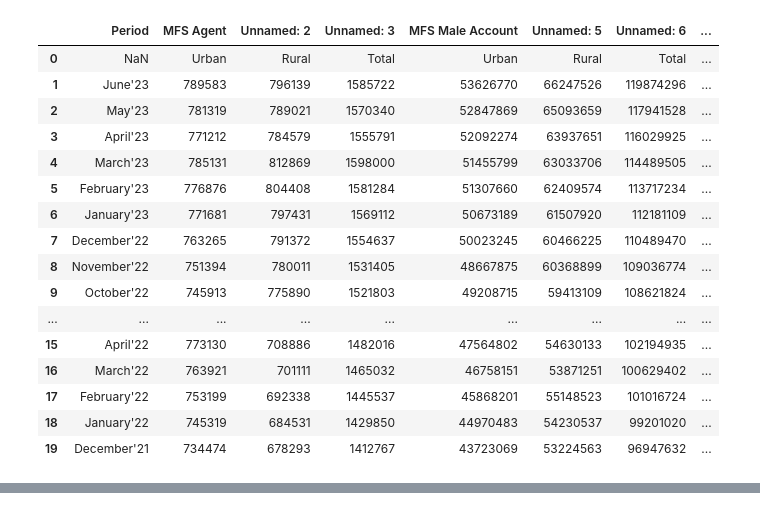
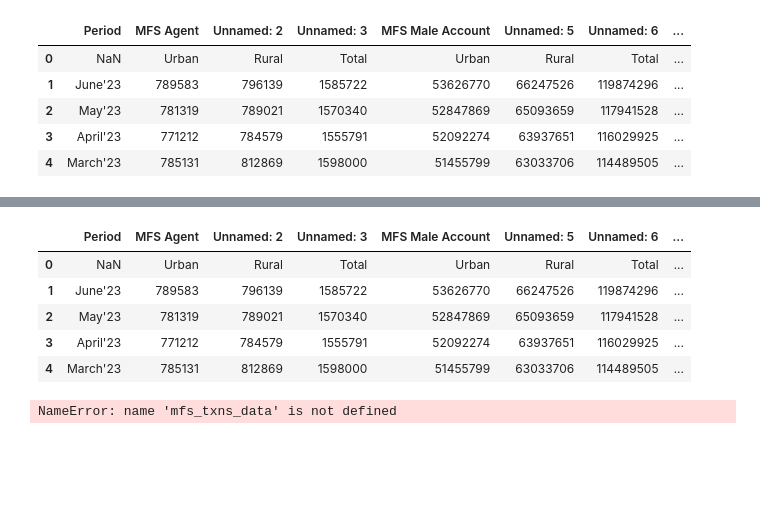
Before and after one commit to mrbrownstone07/fin_data, a Jupyter notebook: viz.ipynb, the cells around one changed output, grey strips where cells are left out. Cells and saved outputs as stored; diff of their text form; code cells hidden in the pictures; blank space fills up the shorter version.

Commit message:
modified:   MFS_TXNS.xlsx 	modified:   viz.ipynb

```diff
--- a/viz.ipynb
+++ b/viz.ipynb
@@ -4,26 +4,15 @@ import plotly.express as px
 import plotly.graph_objects as go
 from plotly.subplots import make_subplots
 # %%
-mfs_data = pd.read_excel('MFS.xlsx')
-mfs_data.head(20)
+mfs_acc_data = pd.read_excel('MFS_ACC.xlsx')
+mfs_acc_data.head(5)
 # %% [output]
 |  | Period | MFS Agent | Unnamed: 2 | Unnamed: 3 | MFS Male Account | Unnamed: 5 | Unnamed: 6 | ... |
 | 0 | NaN | Urban | Rural | Total | Urban | Rural | Total | ... |
 | 1 | June'23 | 789583 | 796139 | 1585722 | 53626770 | 66247526 | 119874296 | ... |
 | 2 | May'23 | 781319 | 789021 | 1570340 | 52847869 | 65093659 | 117941528 | ... |
 | 3 | April'23 | 771212 | 784579 | 1555791 | 52092274 | 63937651 | 116029925 | ... |
 | 4 | March'23 | 785131 | 812869 | 1598000 | 51455799 | 63033706 | 114489505 | ... |
-| 5 | February'23 | 776876 | 804408 | 1581284 | 51307660 | 62409574 | 113717234 | ... |
-| 6 | January'23 | 771681 | 797431 | 1569112 | 50673189 | 61507920 | 112181109 | ... |
-| 7 | December'22 | 763265 | 791372 | 1554637 | 50023245 | 60466225 | 110489470 | ... |
-| 8 | November'22 | 751394 | 780011 | 1531405 | 48667875 | 60368899 | 109036774 | ... |
-| 9 | October'22 | 745913 | 775890 | 1521803 | 49208715 | 59413109 | 108621824 | ... |
-| ... | ... | ... | ... | ... | ... | ... | ... | ... |
-| 15 | April'22 | 773130 | 708886 | 1482016 | 47564802 | 54630133 | 102194935 | ... |
-| 16 | March'22 | 763921 | 701111 | 1465032 | 46758151 | 53871251 | 100629402 | ... |
-| 17 | February'22 | 753199 | 692338 | 1445537 | 45868201 | 55148523 | 101016724 | ... |
-| 18 | January'22 | 745319 | 684531 | 1429850 | 44970483 | 54230537 | 99201020 | ... |
-| 19 | December'21 | 734474 | 678293 | 1412767 | 43723069 | 53224563 | 96947632 | ... |
 # %%
 MFS_AGENT = 'MFS Agent'
 MFS_MALE_ACCOUNT = 'MFS Male Account'
@@ -133,3 +122,67 @@ fig.add_trace(go.Scatter(x=mfs['PERIOD'], y=mfs['MFS_AGENT_URBAN'], name='AGENT
 fig.update_yaxes(title_text="Accounts", secondary_y=False)
 fig.update_layout(height=980, width=1380, title='MFS Account Growth (RURAL vs URBAN)', xaxis_title='Month of Year', yaxis_title='ACCOUNTS', template='plotly_dark')
 fig.update_traces(mode="markers+lines")
+# %%
+mfs_acc_data = pd.read_excel('MFS_ACC.xlsx')
+mfs_acc_data.head(5)
+# %% [output]
+|  | Period | MFS Agent | Unnamed: 2 | Unnamed: 3 | MFS Male Account | Unnamed: 5 | Unnamed: 6 | ... |
+| 0 | NaN | Urban | Rural | Total | Urban | Rural | Total | ... |
+| 1 | June'23 | 789583 | 796139 | 1585722 | 53626770 | 66247526 | 119874296 | ... |
+| 2 | May'23 | 781319 | 789021 | 1570340 | 52847869 | 65093659 | 117941528 | ... |
+| 3 | April'23 | 771212 | 784579 | 1555791 | 52092274 | 63937651 | 116029925 | ... |
+| 4 | March'23 | 785131 | 812869 | 1598000 | 51455799 | 63033706 | 114489505 | ... |
+# %%
+mfs_txns = mfs_txns_data.rename(columns={
+    'Period': 'Period'.upper(),
+    'All Transactions' : 'All Transactions Num'.upper().replace(' ', '_'),
+    'Unnamed: 2' : 'All Transactions Amt'.upper().replace(' ', '_'),
+    'Cash In ' : 'Cash In Num'.upper().replace(' ', '_'),
+    'Unnamed: 4' : 'Cash In Amt'.upper().replace(' ', '_'),
+    'Cash Out' : 'Cash Out Num'.upper().replace(' ', '_'),
+    'Unnamed: 6' : 'Cash Out Amt'.upper().replace(' ', '_'),
+    'P2P': 'P2P Num'.upper().replace(' ', '_'),
+    'Unnamed: 8' : 'P2P Amt'.upper().replace(' ', '_'),
+    'Merchant Payment': 'Merchant Payment Num'.upper().replace(' ', '_'),
+    'Unnamed: 10' : 'Merchant Payment Amt'.upper().replace(' ', '_'),
+    'G2P': 'G2P Num'.upper().replace(' ', '_'),
+    'Unnamed: 12' : 'G2P Amt'.upper().replace(' ', '_'),
+    'Salary Disbursement': 'Salary Disbursement	Num'.upper().replace(' ', '_'),
+    'Unnamed: 14' : 'Salary Disbursement Amt'.upper().replace(' ', '_'),
+    'Talktime Purchase': 'Talktime Purchase Num'.upper().replace(' ', '_'),
+    'Unnamed: 16' : 'Talktime Purchase Amt'.upper().replace(' ', '_'),
+    'Utility Bill Payment': 'Utility Bill Payment Num'.upper().replace(' ', '_'),
+    'Unnamed: 18' : 'Utility Bill Payment Amt'.upper().replace(' ', '_'),
+    'Inwrad Remittance': 'Inwrad Remittance Num'.upper().replace(' ', '_'),
+    'Unnamed: 20' : 'Inwrad Remittance Amt'.upper().replace(' ', '_'),
+})
+
+mfs_txns = mfs_txns.drop(0)
+period = mfs_txns.PERIOD.apply(
+    lambda x: x.replace(
+        "January", 'JAN').replace(
+            "February", 'FEB').replace(
+                "March", 'MAR').replace(
+                    "April", 'APR').replace(
+                        "May", 'MAY').replace(
+                            "June", 'JUN').replace(
+                                "July", 'JUL').replace(
+                                    "August", 'AUG').replace(
+                                        "September", 'SEP').replace(
+                                            "October", 'OCT').replace(
+                                                "November", 'NOV').replace(
+                                                    "December", 'DEC').replace(
+                                                        "'", ' 20')
+)
+mfs_txns['PERIOD'] = period
+mfs_txns = mfs_txns.loc[::-1]
+
+
+
+
+mfs_txns['ALL_TRANSACTIONS_NUM_GROWTH'] = mfs_txns.ALL_TRANSACTIONS_NUM.pct_change().mul(100).round(2)
+mfs_txns['ALL_TRANSACTIONS_AMT_GROWTH'] = mfs_txns.ALL_TRANSACTIONS_AMT.pct_change().mul(100).round(2)
+
+mfs_txns.head(20)
+# %% [output]
+NameError: name 'mfs_txns_data' is not defined
```
Also changed, not shown: parts of 3 cells of this notebook, 1 other file.
